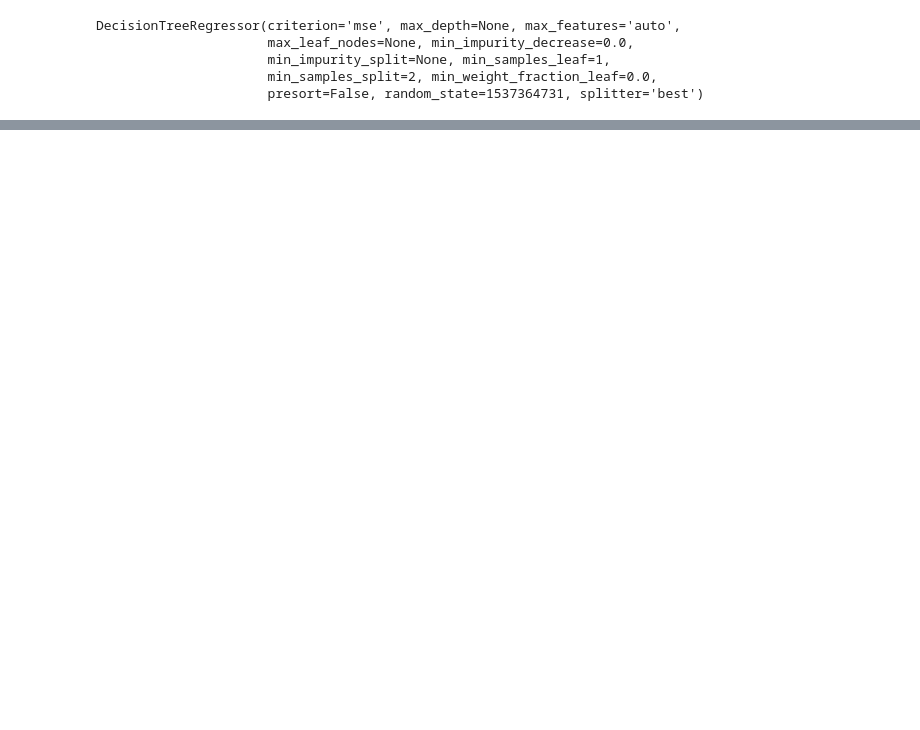
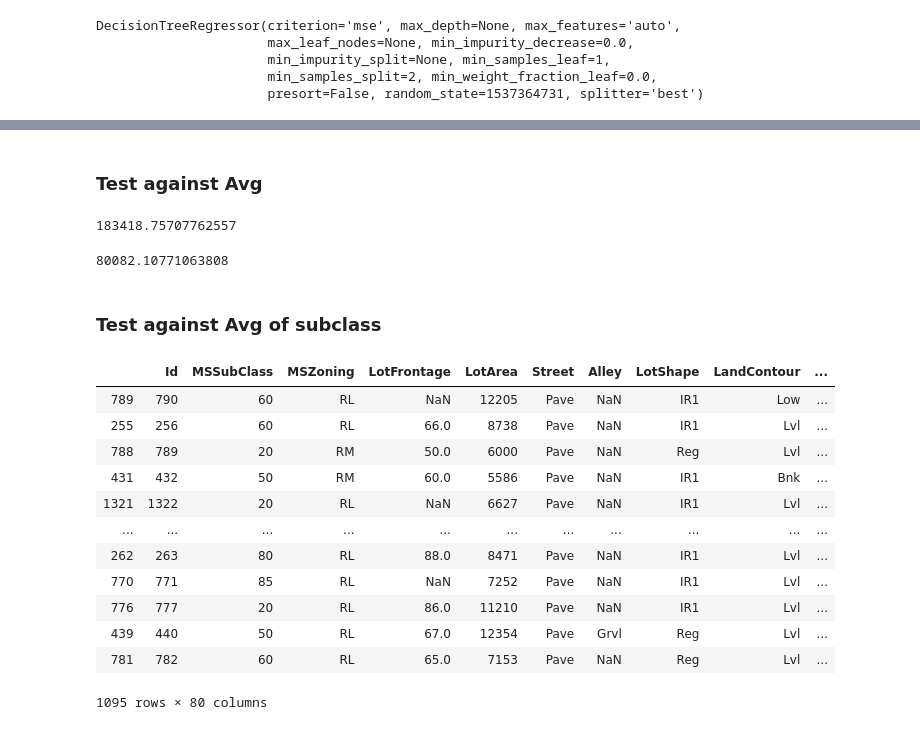
Before and after one commit to jdybuncio/predicting-housing-prices-Kaggle-comp, a Jupyter notebook: Exploration_File.ipynb, the cells around one changed output, grey strips where cells are left out. Drawn from its saved outputs; the diff is of its cells as text; code cells hidden in the pictures; blank space fills up the shorter version.

```diff
--- a/Exploration_File.ipynb
+++ b/Exploration_File.ipynb
@@ -1210,0 +1211,2 @@ Name: SalePrice, dtype: float64
+# %%
+df_orig = pd.read_csv('data/train.csv')
@@ -1210,0 +1226,6 @@ Name: SalePrice, dtype: float64
+# %%
+y = df_orig.pop('SalePrice')
+# %%
+X = df_orig
+# %%
+X_train, X_test,y_train, y_test = train_test_split(X, y)
@@ -1210,0 +1270,2 @@ Name: SalePrice, dtype: float64
+# %% [markdown]
+### Test against Avg
@@ -1210,0 +1274,4 @@ Name: SalePrice, dtype: float64
+# %%
+avg_SalePrice
+# %% [output]
+183418.75707762557
@@ -1210,0 +1282,22 @@ Name: SalePrice, dtype: float64
+# %%
+rmse_avg
+# %% [output]
+80082.10771063808
+# %% [markdown]
+### Test against Avg of subclass
+# %%
+X_train
+# %% [output]
+|  | Id | MSSubClass | MSZoning | LotFrontage | LotArea | Street | Alley | LotShape | LandContour | ... |
+| 789 | 790 | 60 | RL | NaN | 12205 | Pave | NaN | IR1 | Low | ... |
+| 255 | 256 | 60 | RL | 66.0 | 8738 | Pave | NaN | IR1 | Lvl | ... |
+| 788 | 789 | 20 | RM | 50.0 | 6000 | Pave | NaN | Reg | Lvl | ... |
+| 431 | 432 | 50 | RM | 60.0 | 5586 | Pave | NaN | IR1 | Bnk | ... |
+| 1321 | 1322 | 20 | RL | NaN | 6627 | Pave | NaN | IR1 | Lvl | ... |
+| ... | ... | ... | ... | ... | ... | ... | ... | ... | ... | ... |
+| 262 | 263 | 80 | RL | 88.0 | 8471 | Pave | NaN | IR1 | Lvl | ... |
+| 770 | 771 | 85 | RL | NaN | 7252 | Pave | NaN | IR1 | Lvl | ... |
+| 776 | 777 | 20 | RL | 86.0 | 11210 | Pave | NaN | IR1 | Lvl | ... |
+| 439 | 440 | 50 | RL | 67.0 | 12354 | Pave | Grvl | Reg | Lvl | ... |
+| 781 | 782 | 60 | RL | 65.0 | 7153 | Pave | NaN | Reg | Lvl | ... |
+1095 rows × 80 columns
```
Also changed, not shown: parts of 103 cells of this notebook, 1 other file.
